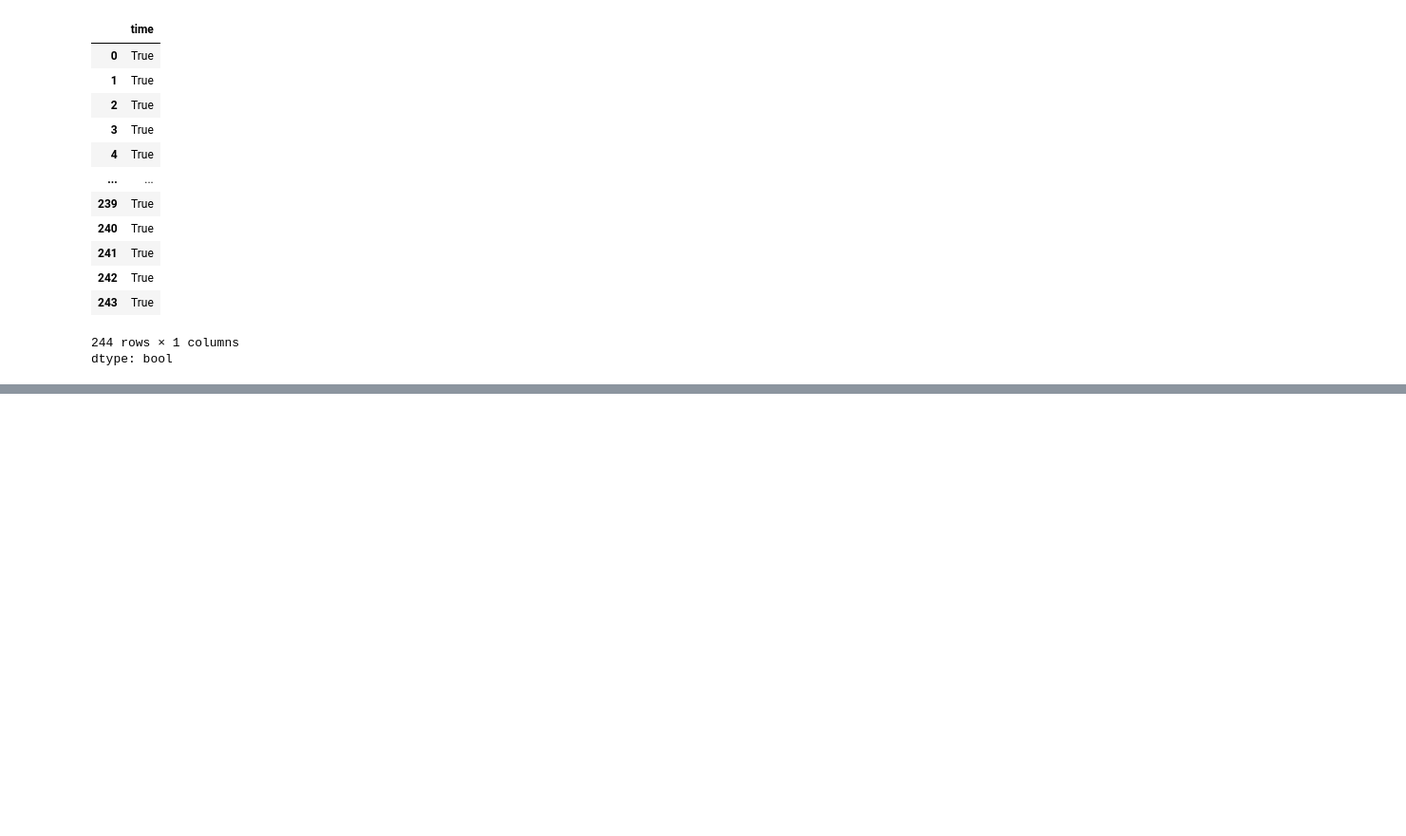
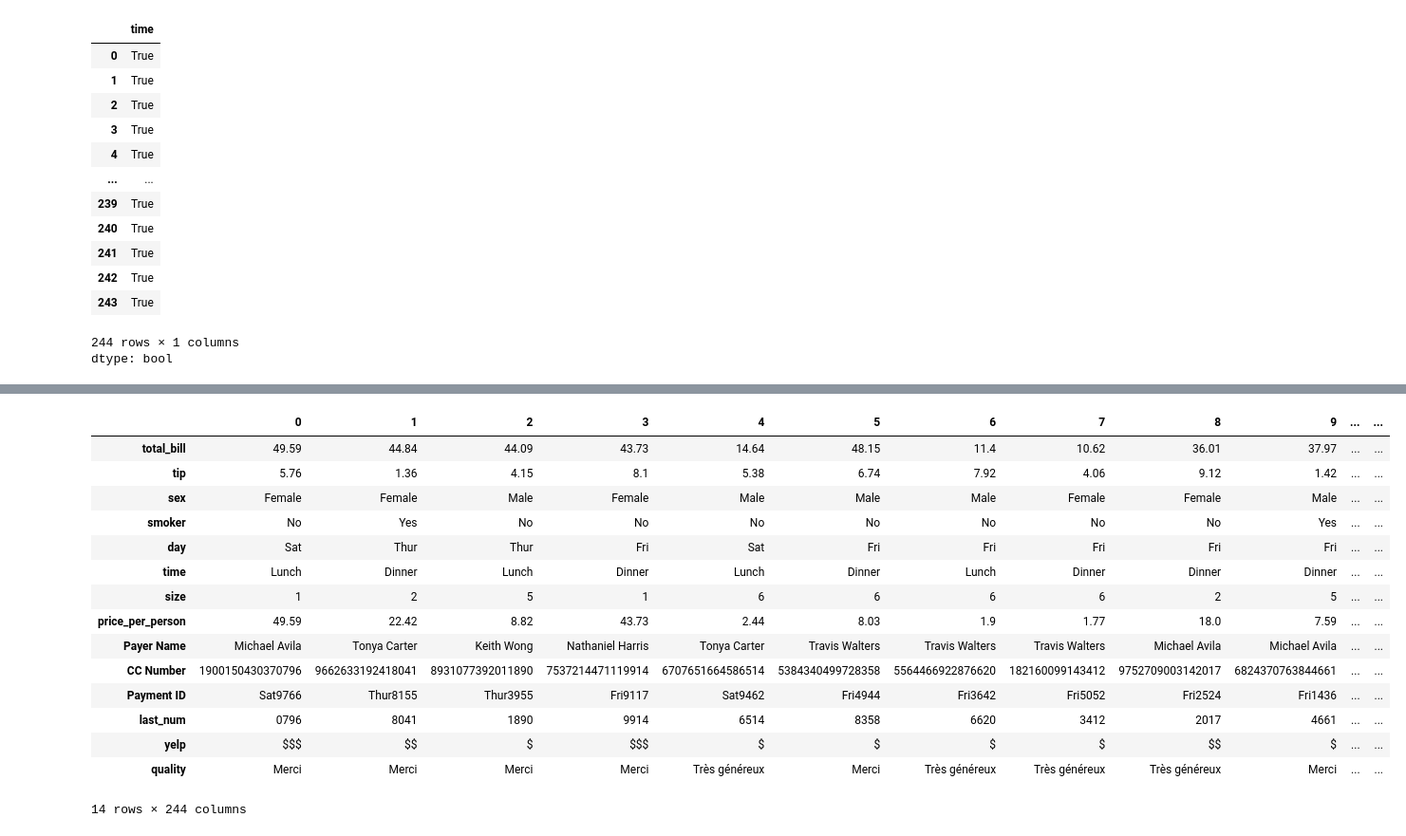
Before and after one commit to ibrahim10sy/learn-python, a Jupyter notebook: Filtrage_conditionnelle.ipynb, the cells around one changed output, grey strips where cells are left out. Shown: that part at 95% size. Saved outputs shown, nothing was run; the diff lists cells and outputs as text; code cells hidden in the pictures; blank space fills up the shorter version.

```diff
--- a/Filtrage_conditionnelle.ipynb
+++ b/Filtrage_conditionnelle.ipynb
@@ -117,0 +224,8 @@ dtype: bool
+# %%
+def yelp(price):
+  if price < 10 :
+    return '$'
+  elif price >= 10 and price < 30:
+    return '$$'
+  else:
+    return '$$$'
@@ -117,0 +243,2 @@ dtype: bool
+# %%
+df['yelp']=df['price_per_person'].apply(yelp)
@@ -117,0 +276,6 @@ dtype: bool
+# %%
+def price(total,tip):
+  if(tip/total > 0.25):
+    return 'Très généreux'
+  else:
+    return 'Merci'
@@ -117,0 +289,2 @@ dtype: bool
+# %%
+df['quality'] = df[['total_bill','tip']].apply(lambda df:price(df['total_bill'],df['tip']), axis=1)
@@ -117,0 +349,19 @@ dtype: bool
+# %%
+df.transpose()
+# %% [output]
+|  | 0 | 1 | 2 | 3 | 4 | 5 | 6 | 7 | 8 | 9 | ... | ... |
+| total_bill | 49.59 | 44.84 | 44.09 | 43.73 | 14.64 | 48.15 | 11.4 | 10.62 | 36.01 | 37.97 | ... | ... |
+| tip | 5.76 | 1.36 | 4.15 | 8.1 | 5.38 | 6.74 | 7.92 | 4.06 | 9.12 | 1.42 | ... | ... |
+| sex | Female | Female | Male | Female | Male | Male | Male | Female | Female | Male | ... | ... |
+| smoker | No | Yes | No | No | No | No | No | No | No | Yes | ... | ... |
+| day | Sat | Thur | Thur | Fri | Sat | Fri | Fri | Fri | Fri | Fri | ... | ... |
+| time | Lunch | Dinner | Lunch | Dinner | Lunch | Dinner | Lunch | Dinner | Dinner | Dinner | ... | ... |
+| size | 1 | 2 | 5 | 1 | 6 | 6 | 6 | 6 | 2 | 5 | ... | ... |
+| price_per_person | 49.59 | 22.42 | 8.82 | 43.73 | 2.44 | 8.03 | 1.9 | 1.77 | 18.0 | 7.59 | ... | ... |
+| Payer Name | Michael Avila | Tonya Carter | Keith Wong | Nathaniel Harris | Tonya Carter | Travis Walters | Travis Walters | Travis Walters | Michael Avila | Michael Avila | ... | ... |
+| CC Number | 1900150430370796 | 9662633192418041 | 8931077392011890 | 7537214471119914 | 6707651664586514 | 5384340499728358 | 5564466922876620 | 182160099143412 | 9752709003142017 | 6824370763844661 | ... | ... |
+| Payment ID | Sat9766 | Thur8155 | Thur3955 | Fri9117 | Sat9462 | Fri4944 | Fri3642 | Fri5052 | Fri2524 | Fri1436 | ... | ... |
+| last_num | 0796 | 8041 | 1890 | 9914 | 6514 | 8358 | 6620 | 3412 | 2017 | 4661 | ... | ... |
+| yelp | $$$ | $$ | $ | $$$ | $ | $ | $ | $ | $$ | $ | ... | ... |
+| quality | Merci | Merci | Merci | Merci | Très généreux | Merci | Très généreux | Très généreux | Très généreux | Merci | ... | ... |
+14 rows × 244 columns
```
Also changed, not shown: parts of 46 cells of this notebook.
